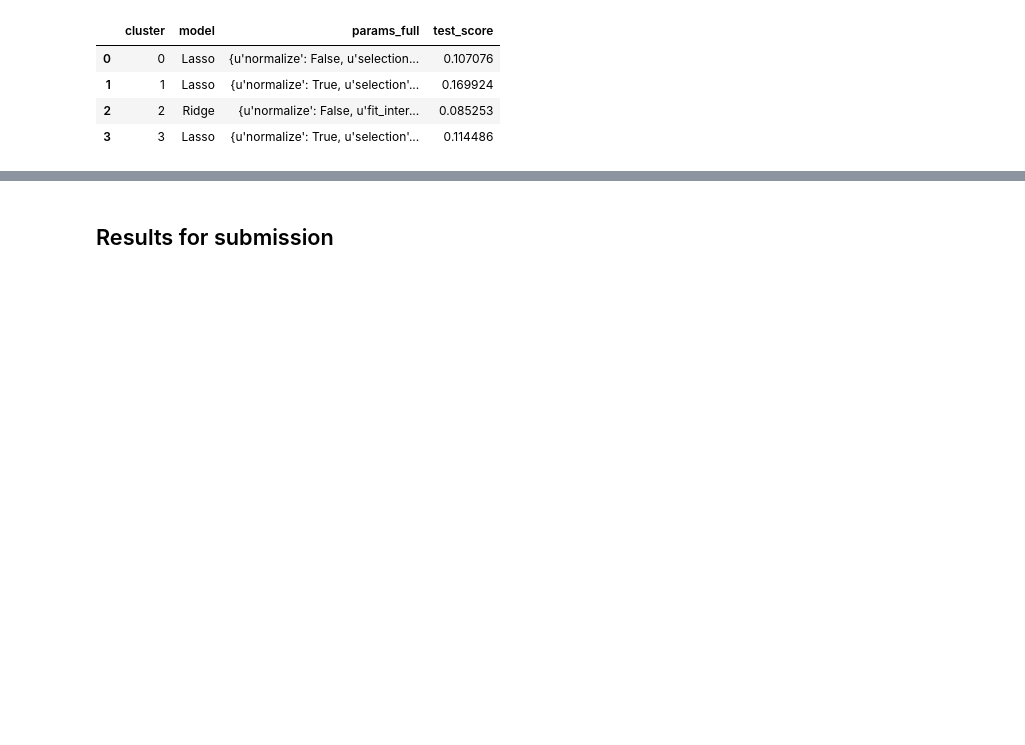
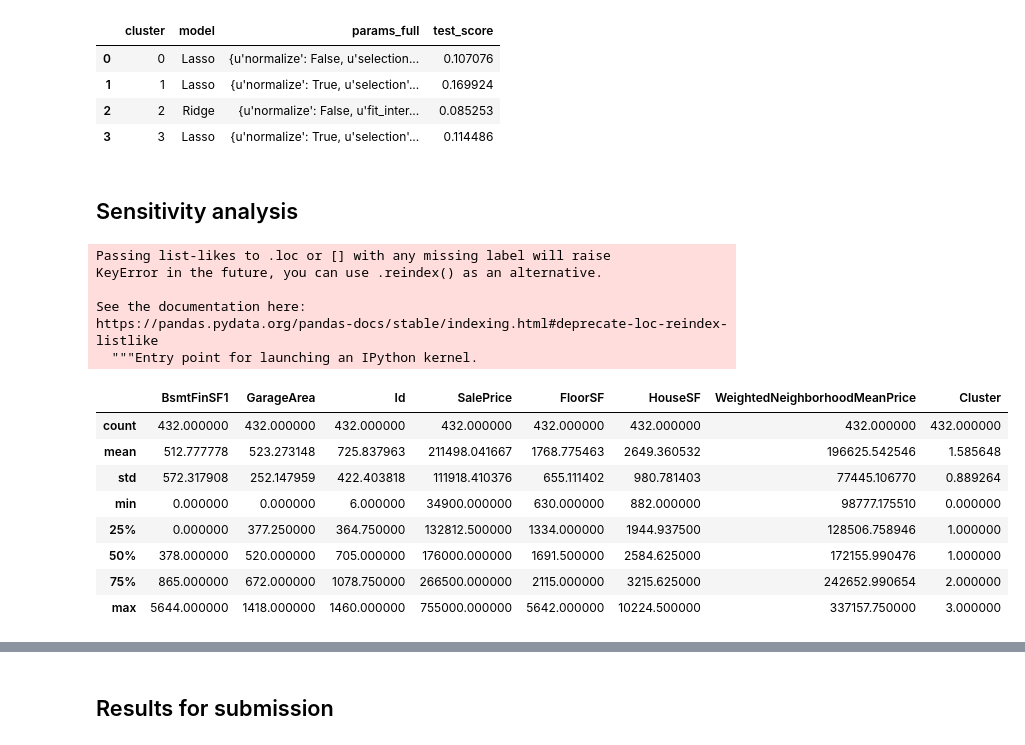
Before and after one commit to adrifmonte/house-prices, a Jupyter notebook: house-prices-part-2.ipynb, the cells around one changed output, grey strips where cells are left out. Saved outputs shown, nothing was run; the diff lists cells and outputs as text; code cells hidden in the pictures; blank space fills up the shorter version.

```diff
--- a/house-prices-part-2.ipynb
+++ b/house-prices-part-2.ipynb
@@ -935,0 +956,29 @@ selected_models
+# %% [markdown]
+## Sensitivity analysis
+# %%
+outliers_sa_data = train_data.loc[outliers, feature_selected_train_data.columns].copy()
+
+outliers_sa_data['FloorSF'] = train_data.loc[outliers, '1stFlrSF'] + train_data.loc[outliers, '2ndFlrSF']
+outliers_sa_data['HouseSF'] = outliers_sa_data['FloorSF'] + (train_data.loc[outliers, 'TotalBsmtSF'] * .75)
+outliers_sa_data['LotAge'] = 2019 - train_data.loc[outliers, 'YearBuilt']
+outliers_sa_data['WeightedNeighborhoodMeanPrice'] = train_data.loc[outliers, 'NeighborhoodMeanPrice'] * (1. + (.1 / outliers_sa_data['LotAge']))
+outliers_sa_data.drop(columns=['LotAge'], inplace=True)
+outliers_sa_data['Cluster'] = kmeans.predict(outliers_sa_data.drop(columns=['Id', 'SalePrice', 'Cluster']))
+
+outliers_sa_data.describe()
+# %% [output]
+Passing list-likes to .loc or [] with any missing label will raise
+KeyError in the future, you can use .reindex() as an alternative.
+
+See the documentation here:
+https://pandas.pydata.org/pandas-docs/stable/indexing.html#deprecate-loc-reindex-listlike
+  """Entry point for launching an IPython kernel.
+|  | BsmtFinSF1 | GarageArea | Id | SalePrice | FloorSF | HouseSF | WeightedNeighborhoodMeanPrice | Cluster |
+| count | 432.000000 | 432.000000 | 432.000000 | 432.000000 | 432.000000 | 432.000000 | 432.000000 | 432.000000 |
+| mean | 512.777778 | 523.273148 | 725.837963 | 211498.041667 | 1768.775463 | 2649.360532 | 196625.542546 | 1.585648 |
+| std | 572.317908 | 252.147959 | 422.403818 | 111918.410376 | 655.111402 | 980.781403 | 77445.106770 | 0.889264 |
+| min | 0.000000 | 0.000000 | 6.000000 | 34900.000000 | 630.000000 | 882.000000 | 98777.175510 | 0.000000 |
+| 25% | 0.000000 | 377.250000 | 364.750000 | 132812.500000 | 1334.000000 | 1944.937500 | 128506.758946 | 1.000000 |
+| 50% | 378.000000 | 520.000000 | 705.000000 | 176000.000000 | 1691.500000 | 2584.625000 | 172155.990476 | 1.000000 |
+| 75% | 865.000000 | 672.000000 | 1078.750000 | 266500.000000 | 2115.000000 | 3215.625000 | 242652.990654 | 2.000000 |
+| max | 5644.000000 | 1418.000000 | 1460.000000 | 755000.000000 | 5642.000000 | 10224.500000 | 337157.750000 | 3.000000 |
```
Also changed, not shown: parts of 8 cells of this notebook, 3 other files.
